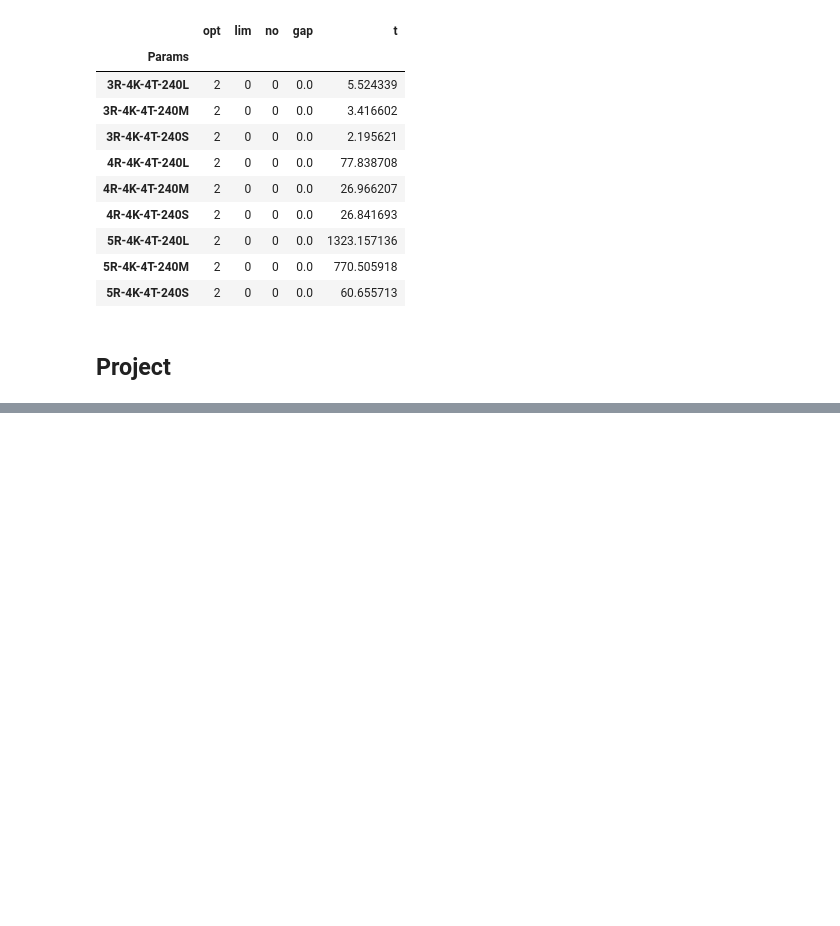
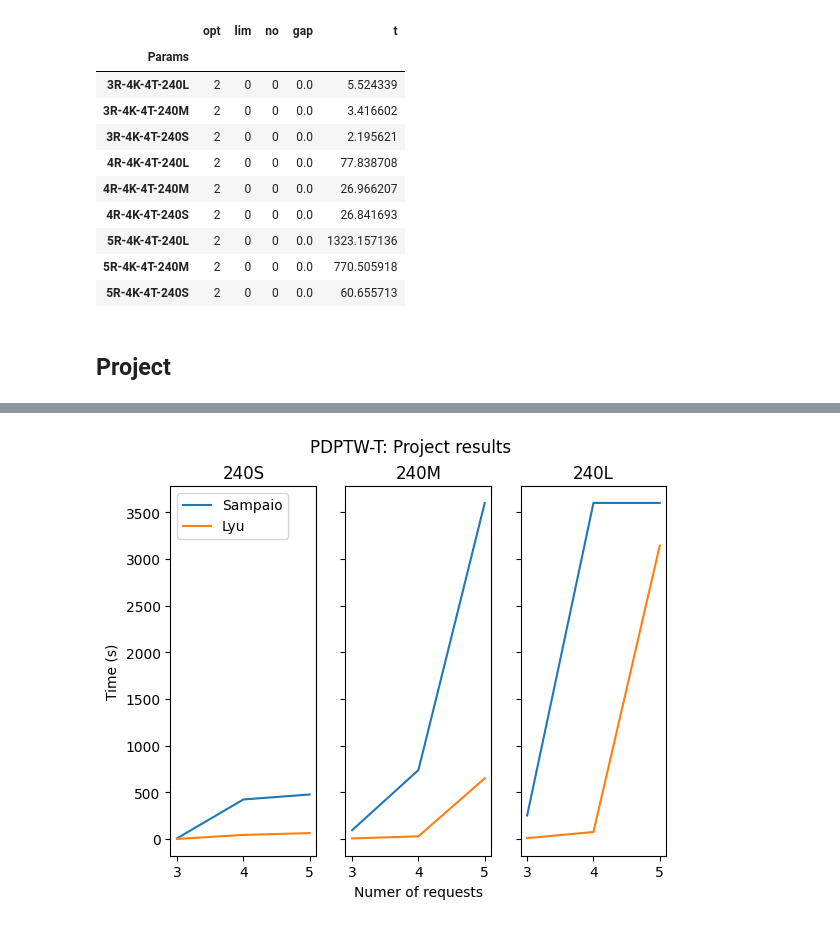
Before and after one commit to mauro-farina/pickup-and-delivery-problem, a Jupyter notebook: src/analyses.ipynb, the cells around one changed output, grey strips where cells are left out. Drawn from its saved outputs; the diff is of its cells as text; code cells hidden in the pictures; blank space fills up the shorter version.

```diff
--- a/src/analyses.ipynb
+++ b/src/analyses.ipynb
@@ -141,2 +158,37 @@ an.get_results_stats(df_lyu)
 | 5R-4K-4T-240M | 2 | 0 | 0 | 0.000000 | 650.7625 |
 | 5R-4K-4T-240S | 2 | 0 | 0 | 0.000000 | 63.8250 |
+# %%
+fig, axes = plt.subplots(nrows=1, ncols=3, sharey=True)
+
+time_sampaio = an.get_results_stats(df_sampaio)['t']
+time_lyu = an.get_results_stats(df_lyu)['t']
+
+params_enum = {
+       0: '240S',
+       1: '240M',
+       2: '240L'
+}
+
+for i, ax in enumerate(axes):
+       p = params_enum[i]
+       ax.set_title(p)
+
+       data = time_sampaio[time_sampaio.index.str.contains(p)]
+       ax.plot([x[0] for x in data.index], data, label='Sampaio')
+
+       data = time_lyu[time_lyu.index.str.contains(p)]
+       ax.plot([x[0] for x in data.index], data, label='Lyu')
+
+       if i == 0:
+              ax.set_ylabel('Time (s)')
+              ax.legend(loc='upper left')
+
+       if i == 1:
+              ax.set_xlabel('Numer of requests')
+
+plt.suptitle('PDPTW-T: Project results')
+
+fig.savefig('../figures/PDPTWT.png')
+plt.show()
+# %% [output]
+[figure, added]
```
Also changed, not shown: parts of 7 cells of this notebook.
